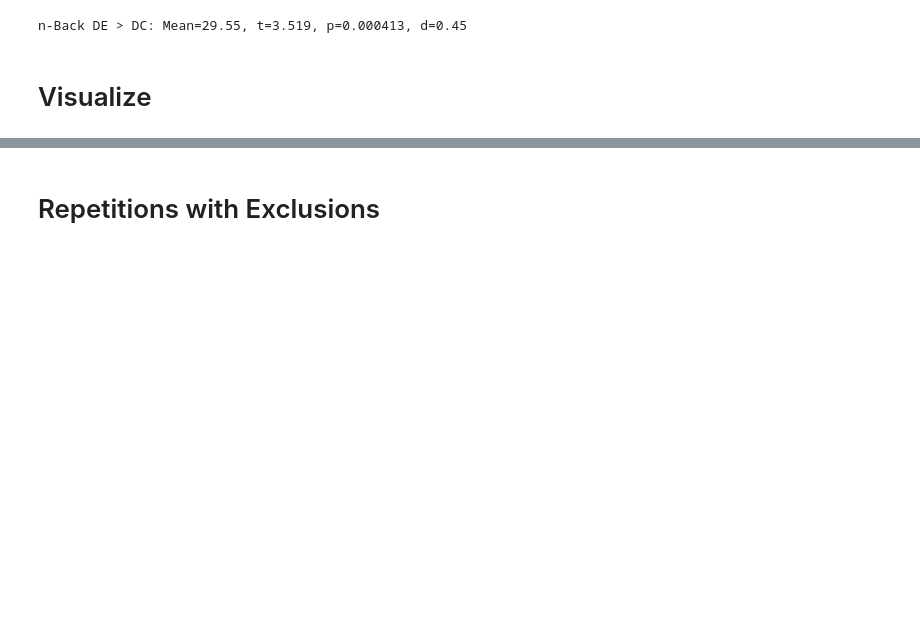
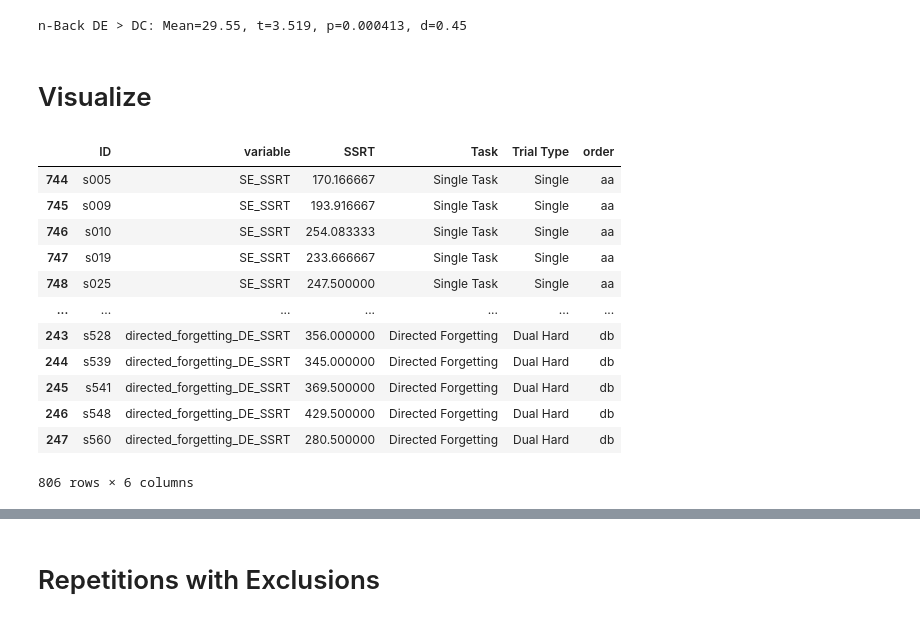
Before and after one commit to henrymj/mturk_dualStop_analysis, a Jupyter notebook: validation_analysis_dataset-all.ipynb, the cells around one changed output, grey strips where cells are left out. Saved outputs shown, nothing was run; the diff lists cells and outputs as text; code cells hidden in the pictures; blank space fills up the shorter version.

```diff
--- a/validation_analysis_dataset-all.ipynb
+++ b/validation_analysis_dataset-all.ipynb
@@ -291,3 +291,26 @@ def context_str(string):
         return 'POS/3BACK/DSD|SSS/CUE_SWITCH'
     else:
         return 'COMBINE'
+# %%
+melted_SSRTs = SSRTs.reset_index().melt(id_vars='ID', value_name='SSRT')
+melted_SSRTs['Task'] = [i.split('_SSRT')[0].replace('_DC', '').replace('_DE', '') for i in melted_SSRTs['variable']]
+melted_SSRTs['Trial Type'] = [context_str(i) for i in melted_SSRTs['variable']]
+
+melted_SSRTs['order'] = melted_SSRTs['Task'].map(order_dict)
+melted_SSRTs = melted_SSRTs.sort_values(['order', 'Trial Type'])
+melted_SSRTs['Task'] = melted_SSRTs['Task'].map(formal_tasks)
+melted_SSRTs
+# %% [output]
+|  | ID | variable | SSRT | Task | Trial Type | order |
+| 744 | s005 | SE_SSRT | 170.166667 | Single Task | Single | aa |
+| 745 | s009 | SE_SSRT | 193.916667 | Single Task | Single | aa |
+| 746 | s010 | SE_SSRT | 254.083333 | Single Task | Single | aa |
+| 747 | s019 | SE_SSRT | 233.666667 | Single Task | Single | aa |
+| 748 | s025 | SE_SSRT | 247.500000 | Single Task | Single | aa |
+| ... | ... | ... | ... | ... | ... | ... |
+| 243 | s528 | directed_forgetting_DE_SSRT | 356.000000 | Directed Forgetting | Dual Hard | db |
+| 244 | s539 | directed_forgetting_DE_SSRT | 345.000000 | Directed Forgetting | Dual Hard | db |
+| 245 | s541 | directed_forgetting_DE_SSRT | 369.500000 | Directed Forgetting | Dual Hard | db |
+| 246 | s548 | directed_forgetting_DE_SSRT | 429.500000 | Directed Forgetting | Dual Hard | db |
+| 247 | s560 | directed_forgetting_DE_SSRT | 280.500000 | Directed Forgetting | Dual Hard | db |
+806 rows × 6 columns
```
Also changed, not shown: parts of 9 cells of this notebook, 8 other files.
